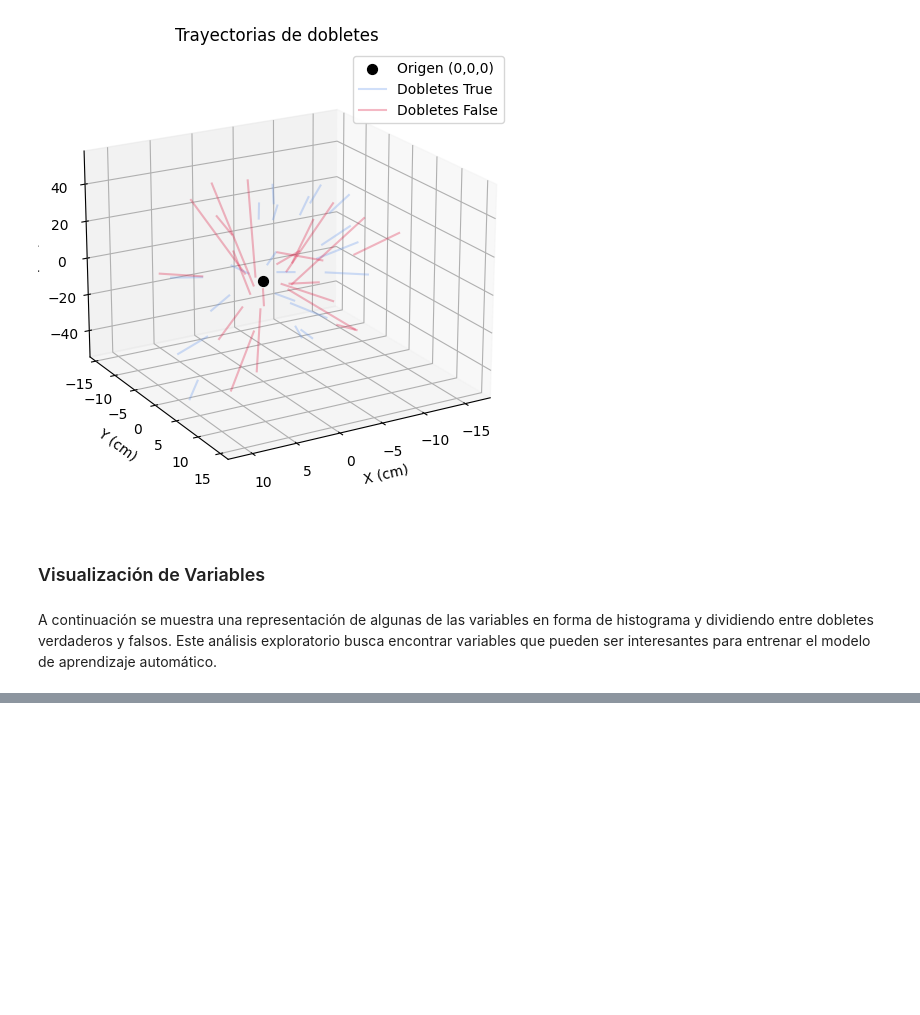
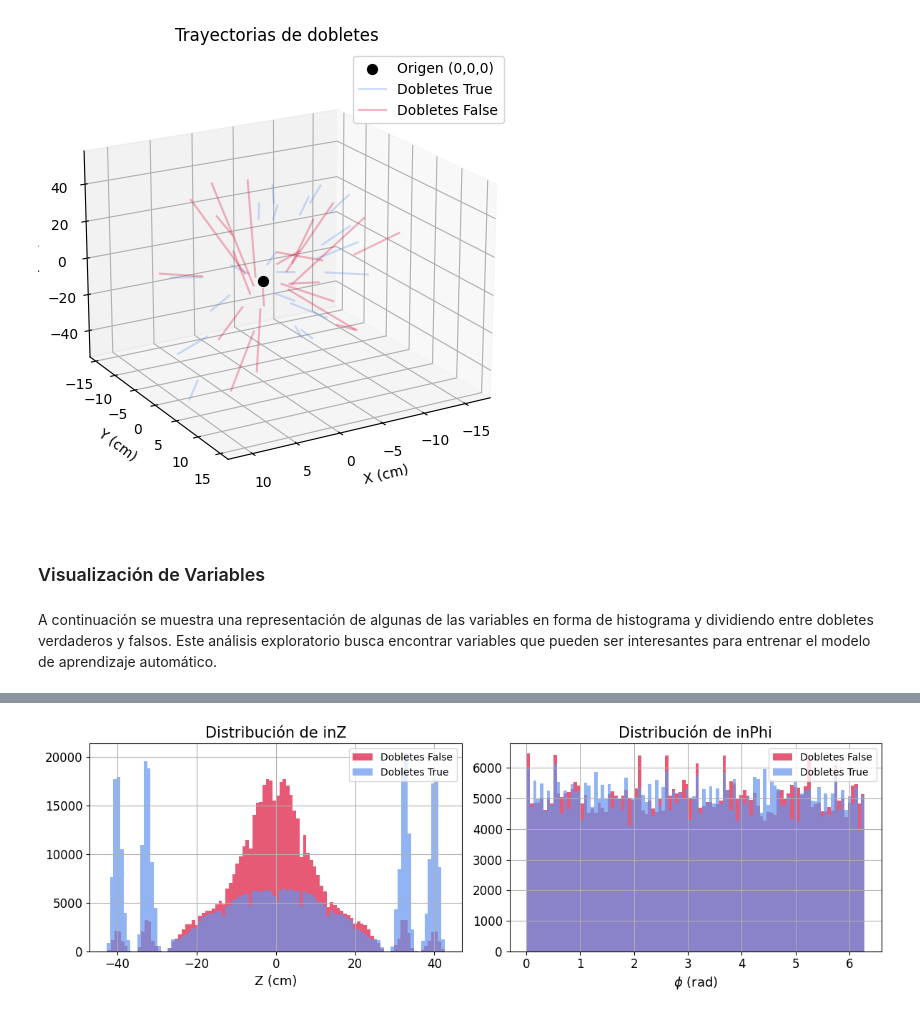
Before and after one commit to celiaglz/TFG-Dobletes, a Jupyter notebook: visualizacion-dobletes.ipynb, the cells around one changed output, grey strips where cells are left out. Cells and saved outputs as stored; diff of their text form; code cells hidden in the pictures; blank space fills up the shorter version.

```diff
--- a/visualizacion-dobletes.ipynb
+++ b/visualizacion-dobletes.ipynb
@@ -239,2 +236,26 @@ plt.show()
+# %%
+fig, axs = plt.subplots(1, 2, figsize=(12, 4), sharey=False)
+
+axs[0].hist(data_sample[false_doublets]["inZ"],color="crimson",alpha=0.7,bins=100,label="Dobletes False")
+axs[0].hist(data_sample[true_doublets]["inZ"],color="cornflowerblue",alpha=0.7,bins=100,label="Dobletes True")
+axs[0].set_xlabel('Z (cm)',fontsize=13)
+axs[0].set_title('Distribución de inZ', fontsize=15)
+axs[0].grid()
+axs[0].legend(fontsize=10)
+axs[0].tick_params(axis='both', labelsize=12)
+
+axs[1].hist(data_sample[false_doublets]["inPhi"],color="crimson",alpha=0.7,bins=100,label="Dobletes False")
+axs[1].hist(data_sample[true_doublets]["inPhi"],color="cornflowerblue",alpha=0.7,bins=100,label="Dobletes True")
+axs[1].set_xlabel('$\phi$ (rad)',fontsize=13)
+axs[1].set_title('Distribución de inPhi', fontsize=15)
+axs[1].grid()
+axs[1].legend(fontsize=10)
+axs[1].tick_params(axis='both', labelsize=12)
+
+plt.tight_layout()
+plt.savefig('/kaggle/working/selecvariables.png')
+plt.show()
+# %% [output]
+[figure, added]
 # %%
 plt.figure(figsize=(7,4))
```
Also changed, not shown: parts of 3 cells of this notebook, 2 other files.
